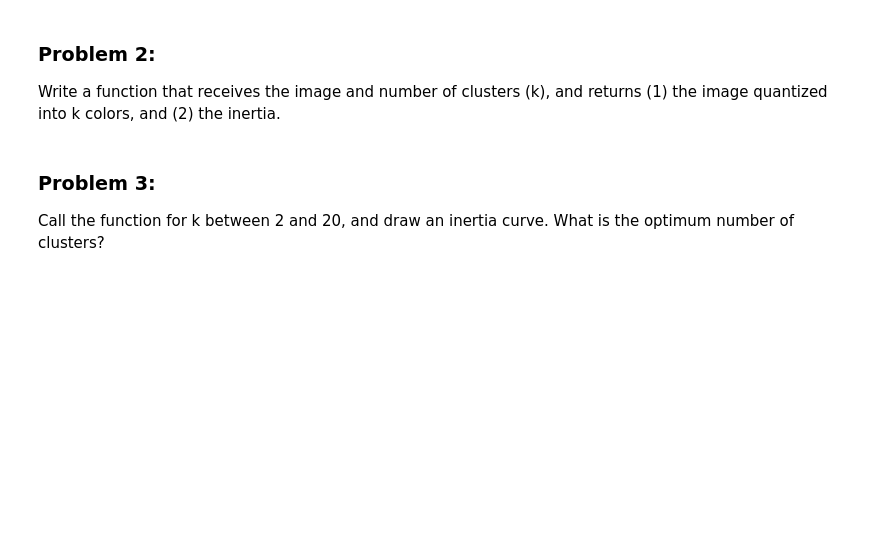
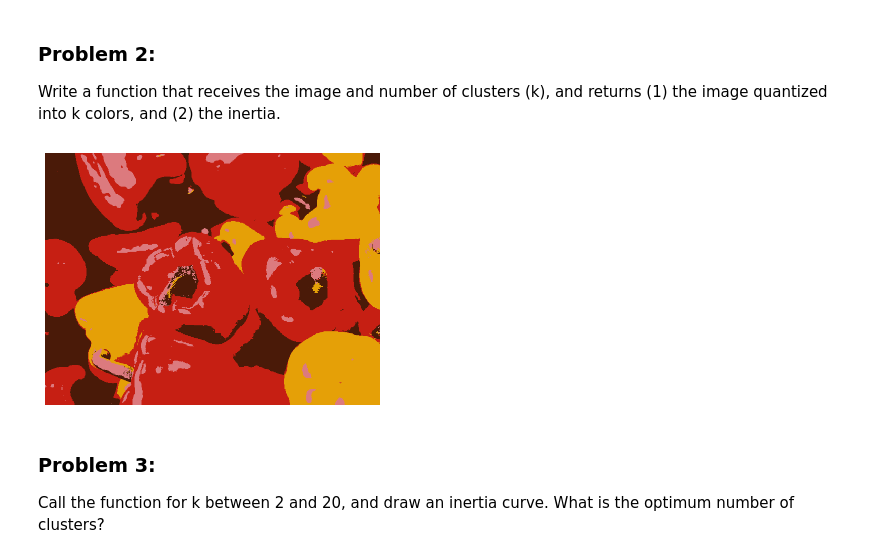
Before and after one commit to AI-MOO/IBM-Machine-Learning-Professional-Certificate, a Jupyter notebook: 04-Unsupervised Machine Learning/04a_LAB_KMeansClustering.ipynb, the cells around one changed output. Saved outputs shown, nothing was run; the diff lists cells and outputs as text; code cells hidden in the pictures; blank space fills up the shorter version.

```diff
--- a/04-Unsupervised Machine Learning/04a_LAB_KMeansClustering.ipynb
+++ b/04-Unsupervised Machine Learning/04a_LAB_KMeansClustering.ipynb
@@ -225,6 +273,12 @@ def image_cluster(img, k):
     img2 = img_flat2.reshape(img.shape)
     return img2, kmeans.inertia_
 ### END SOLUTION
+# %%
+img2 = image_cluster(img,4)[0]
+plt.imshow(img2)
+plt.axis('off');
+# %% [output]
+[figure, added]
 # %% [markdown]
 ### Problem 3:
 
```
Also changed, not shown: parts of 14 cells of this notebook.
